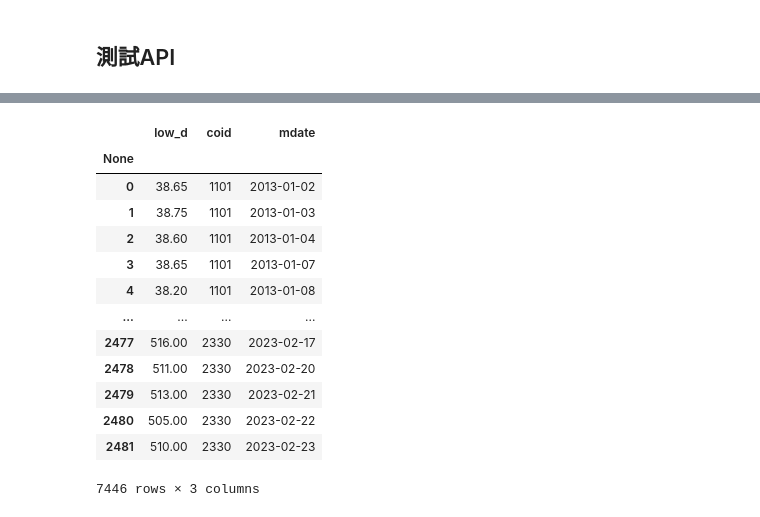
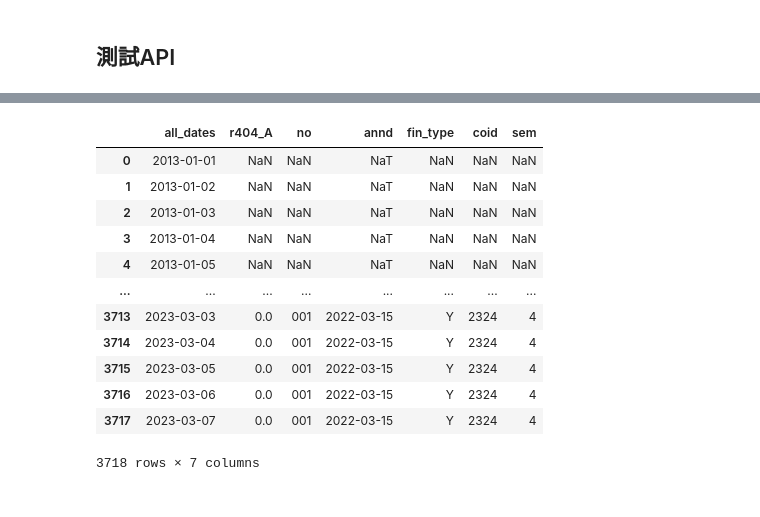
Before and after one commit to LEOHuang5555/TEJ-Tool-API, a Jupyter notebook: new_folder/test.ipynb, the cells around one changed output, grey strips where cells are left out. Cells and saved outputs as stored; diff of their text form; code cells hidden in the pictures.

```diff
--- a/new_folder/test.ipynb
+++ b/new_folder/test.ipynb
@@ -32,3 +53,5 @@ search_table(test_columns)
 # %%
-stks = ['1101', '2882', '2330']
-trigger_tables = triggers(stks,columns=['low_d', 'd0001','shrm_8_10'])
+stks = ['1101', '2882', '2330','2881']
+stks = ['2324']
+cols = ['r404']
+trigger_tables = triggers(stks, columns=cols, fin_type=['A'])
@@ -75,18 +62,17 @@ trigger_tables['share_distribution'][~trigger_tables['share_distribution']['shrm
 # %%
-trigger_tables['stk_price']
+trigger_tables['fin_board_select']
 # %% [output]
-|  | low_d | coid | mdate |
-| None |  |  |  |
-| 0 | 38.65 | 1101 | 2013-01-02 |
-| 1 | 38.75 | 1101 | 2013-01-03 |
-| 2 | 38.60 | 1101 | 2013-01-04 |
-| 3 | 38.65 | 1101 | 2013-01-07 |
-| 4 | 38.20 | 1101 | 2013-01-08 |
-| ... | ... | ... | ... |
-| 2477 | 516.00 | 2330 | 2023-02-17 |
-| 2478 | 511.00 | 2330 | 2023-02-20 |
-| 2479 | 513.00 | 2330 | 2023-02-21 |
-| 2480 | 505.00 | 2330 | 2023-02-22 |
-| 2481 | 510.00 | 2330 | 2023-02-23 |
+|  | all_dates | r404_A | no | annd | fin_type | coid | sem |
+| 0 | 2013-01-01 | NaN | NaN | NaT | NaN | NaN | NaN |
+| 1 | 2013-01-02 | NaN | NaN | NaT | NaN | NaN | NaN |
+| 2 | 2013-01-03 | NaN | NaN | NaT | NaN | NaN | NaN |
+| 3 | 2013-01-04 | NaN | NaN | NaT | NaN | NaN | NaN |
+| 4 | 2013-01-05 | NaN | NaN | NaT | NaN | NaN | NaN |
+| ... | ... | ... | ... | ... | ... | ... | ... |
+| 3713 | 2023-03-03 | 0.0 | 001 | 2022-03-15 | Y | 2324 | 4 |
+| 3714 | 2023-03-04 | 0.0 | 001 | 2022-03-15 | Y | 2324 | 4 |
+| 3715 | 2023-03-05 | 0.0 | 001 | 2022-03-15 | Y | 2324 | 4 |
+| 3716 | 2023-03-06 | 0.0 | 001 | 2022-03-15 | Y | 2324 | 4 |
+| 3717 | 2023-03-07 | 0.0 | 001 | 2022-03-15 | Y | 2324 | 4 |
-7446 rows × 3 columns
+3718 rows × 7 columns
 # %%
```
Also changed, not shown: parts of 34 cells of this notebook, 5 other files.
